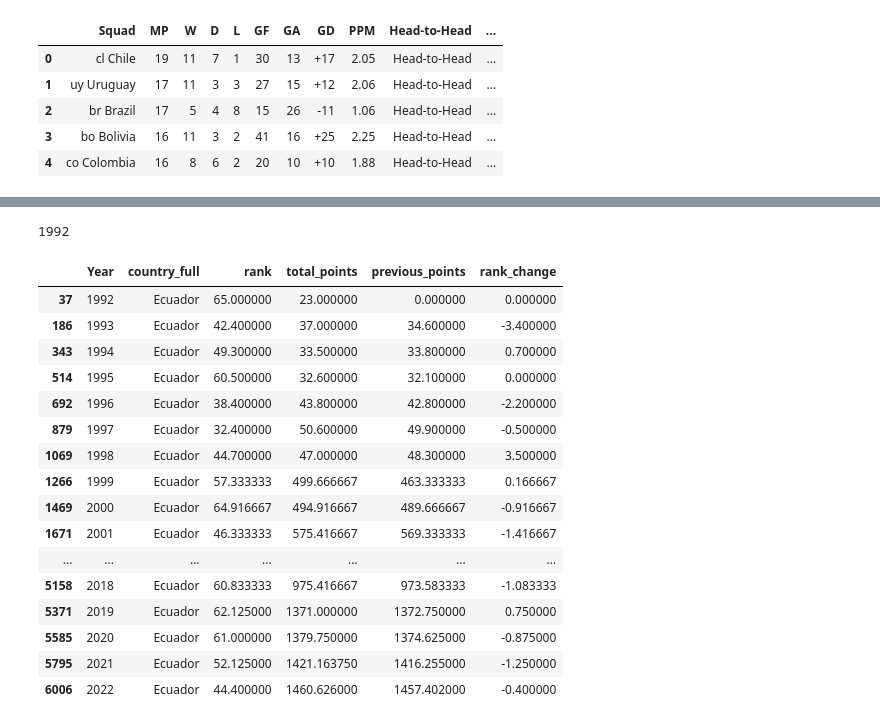
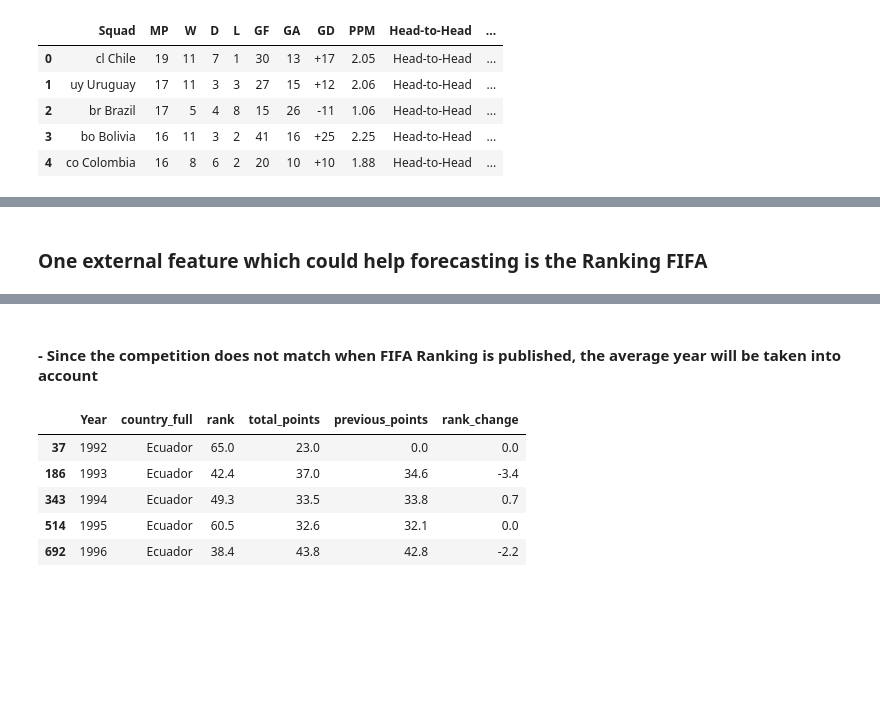
Before and after one commit to Dnbg1982/Practice-Projects, a Jupyter notebook: Notebooks/WorldCup.ipynb, the cells around one changed output, grey strips where cells are left out. Drawn from its saved outputs; the diff is of its cells as text; code cells hidden in the pictures; blank space fills up the shorter version.

```diff
--- a/Notebooks/WorldCup.ipynb
+++ b/Notebooks/WorldCup.ipynb
@@ -64,6 +74,8 @@ all_results
 all_results.dropna(inplace=True)
 # %%
 all_results['date'] = pd.to_datetime(all_results.date, infer_datetime_format=True)
+# %% [markdown]
+### One external feature which could help forecasting is the Ranking FIFA
 # %%
 ranking_fifa = pd.read_csv(r'C:\Users\USUARIO\Documents\GitHub\Assorted-Projects\Datasets\WorldCUP\fifa_ranking-2022-10-06.csv')
 # %%
@@ -86,33 +98,20 @@ Data columns (total 8 columns):
  7   rank_date        63916 non-null  datetime64[ns]
 dtypes: datetime64[ns](1), float64(2), int64(2), object(3)
 memory usage: 3.9+ MB
-# %%
-ranking_fifa.rank_date[0].year
-# %% [output]
-1992
 # %%
 ranking_fifa['Year'] = pd.DatetimeIndex(ranking_fifa.rank_date).year
+# %% [markdown]
+#### -  Since the competition does not match when FIFA Ranking is published, the average year will be taken into account
 # %%
 rank_avg_year = ranking_fifa.groupby(['Year', 'country_full']).mean()
 # %%
 rank_avg_year.reset_index(inplace=True)
 # %%
-rank_avg_year[rank_avg_year.country_full == 'Ecuador']
+rank_avg_year[rank_avg_year.country_full == 'Ecuador'].head()
 # %% [output]
 |  | Year | country_full | rank | total_points | previous_points | rank_change |
-| 37 | 1992 | Ecuador | 65.000000 | 23.000000 | 0.000000 | 0.000000 |
-| 186 | 1993 | Ecuador | 42.400000 | 37.000000 | 34.600000 | -3.400000 |
-| 343 | 1994 | Ecuador | 49.300000 | 33.500000 | 33.800000 | 0.700000 |
-| 514 | 1995 | Ecuador | 60.500000 | 32.600000 | 32.100000 | 0.000000 |
-| 692 | 1996 | Ecuador | 38.400000 | 43.800000 | 42.800000 | -2.200000 |
-| 879 | 1997 | Ecuador | 32.400000 | 50.600000 | 49.900000 | -0.500000 |
-| 1069 | 1998 | Ecuador | 44.700000 | 47.000000 | 48.300000 | 3.500000 |
-| 1266 | 1999 | Ecuador | 57.333333 | 499.666667 | 463.333333 | 0.166667 |
-| 1469 | 2000 | Ecuador | 64.916667 | 494.916667 | 489.666667 | -0.916667 |
-| 1671 | 2001 | Ecuador | 46.333333 | 575.416667 | 569.333333 | -1.416667 |
-| ... | ... | ... | ... | ... | ... | ... |
-| 5158 | 2018 | Ecuador | 60.833333 | 975.416667 | 973.583333 | -1.083333 |
-| 5371 | 2019 | Ecuador | 62.125000 | 1371.000000 | 1372.750000 | 0.750000 |
-| 5585 | 2020 | Ecuador | 61.000000 | 1379.750000 | 1374.625000 | -0.875000 |
-| 5795 | 2021 | Ecuador | 52.125000 | 1421.163750 | 1416.255000 | -1.250000 |
-| 6006 | 2022 | Ecuador | 44.400000 | 1460.626000 | 1457.402000 | -0.400000 |
+| 37 | 1992 | Ecuador | 65.0 | 23.0 | 0.0 | 0.0 |
+| 186 | 1993 | Ecuador | 42.4 | 37.0 | 34.6 | -3.4 |
+| 343 | 1994 | Ecuador | 49.3 | 33.5 | 33.8 | 0.7 |
+| 514 | 1995 | Ecuador | 60.5 | 32.6 | 32.1 | 0.0 |
+| 692 | 1996 | Ecuador | 38.4 | 43.8 | 42.8 | -2.2 |
```
Also changed, not shown: parts of 27 cells of this notebook.
